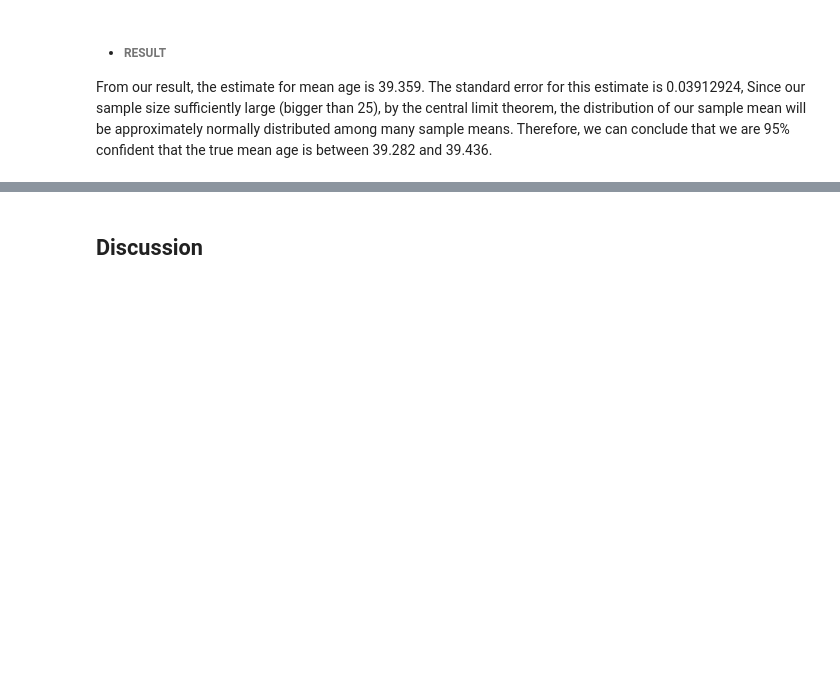
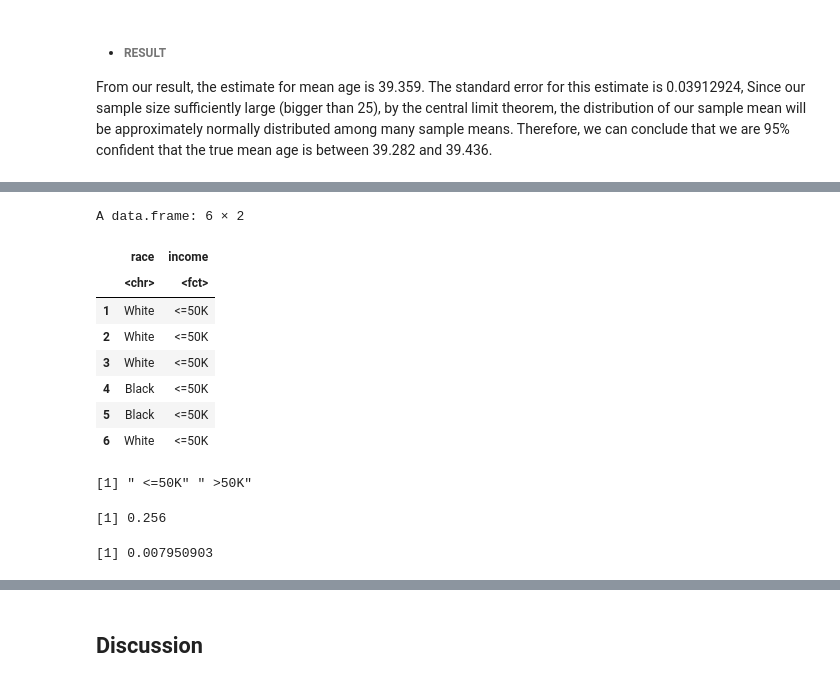
Before and after one commit to MarsZan/STAT-344-Project, a Jupyter notebook: STAT 344 Project.ipynb, the cells around one changed output, grey strips where cells are left out. Cells and saved outputs as stored; diff of their text form; code cells hidden in the pictures; blank space fills up the shorter version.

```diff
--- a/STAT 344 Project.ipynb
+++ b/STAT 344 Project.ipynb
@@ -330,0 +378,50 @@ From our result, the estimate for mean age is 39.359. The standard error for thi
+# %%
+binary_stratify_data <- adult %>% select(race, income)
+level <- levels(as.factor(binary_stratify_data$race))
+Amer <- binary_stratify_data %>% filter(race == level[1]) %>% pull(income)
+Asian <- binary_stratify_data %>% filter(race == level[2]) %>% pull(income)
+Black <- binary_stratify_data %>% filter(race == level[3]) %>% pull(income)
+Other <- binary_stratify_data %>% filter(race == level[4]) %>% pull(income)
+White <- binary_stratify_data %>% filter(race == level[5]) %>% pull(income)
+# %% [output]
+A data.frame: 6 × 2
+|  | race | income |
+|  | <chr> | <fct> |
+| 1 | White | <=50K |
+| 2 | White | <=50K |
+| 3 | White | <=50K |
+| 4 | Black | <=50K |
+| 5 | Black | <=50K |
+| 6 | White | <=50K |
+# %%
+set.seed(344)
+n_h <- income_stratify_data$n_h
+amer_sample <- sample(as.character(Amer), n_h[1])
+asian_sample <- sample(as.character(Asian), n_h[2])
+black_sample <- sample(as.character(Black), n_h[3])
+other_sample <- sample(as.character(Other), n_h[4])
+white_sample <- sample(as.character(White), n_h[5])
+# %% [output]
+[1] " <=50K" " >50K"
+# %%
+amer_prop <- mean(amer_sample == " >50K")
+asian_prop <- mean(asian_sample == " >50K")
+black_prop <- mean(black_sample == " >50K")
+other_prop <- mean(other_sample == " >50K")
+white_prop <- mean(white_sample == " >50K")
+props <- c(amer_prop, asian_prop, black_prop, other_prop, white_prop)
+prop_est <- sum(n_h*props/n)
+prop_est
+# %% [output]
+[1] 0.256
+# %%
+amer_var = amer_prop*(1-amer_prop)/n_h[1]
+asian_var = asian_prop*(1-asian_prop)/n_h[2]
+black_var = black_prop*(1-black_prop)/n_h[3]
+other_var = other_prop*(1-other_prop)/n_h[4]
+white_var = white_prop*(1-white_prop)/n_h[5]
+prop_var = c(amer_var, asian_var, black_var, other_var, white_var)
+pooled_se = sqrt(sum(prop_var*(n_h/n)^2))
+pooled_se
+# %% [output]
+[1] 0.007950903
```
Also changed, not shown: parts of 12 cells of this notebook.
